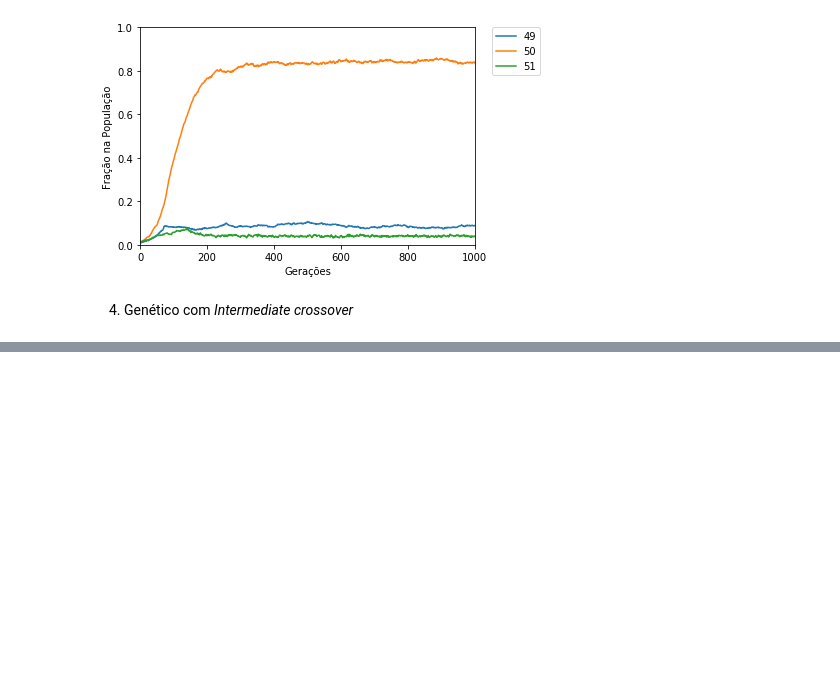
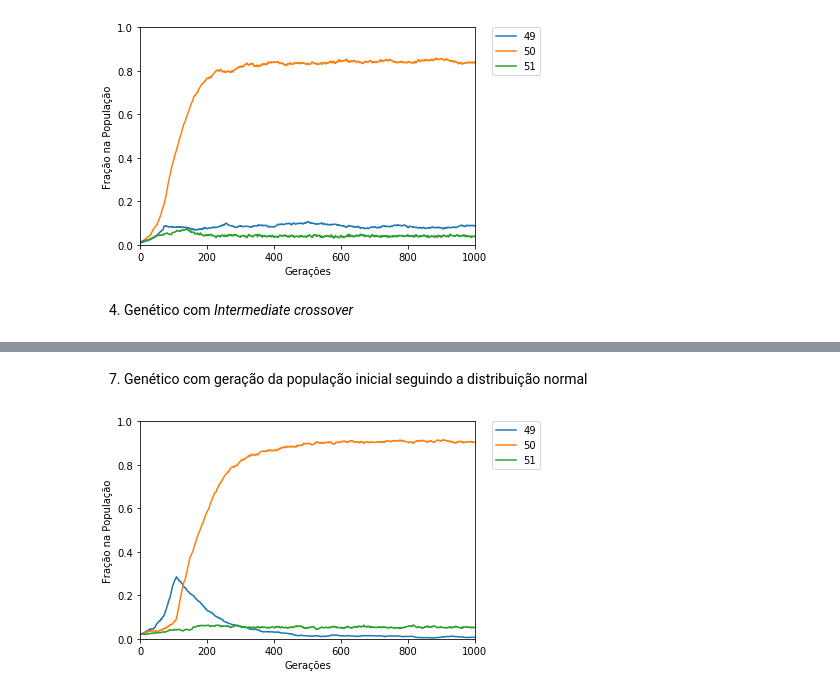
Before and after one commit to gaabrielfranco/game-theory-w1, a Jupyter notebook: twin-sisters.ipynb, the cells around one changed output, grey strips where cells are left out. Saved outputs shown, nothing was run; the diff lists cells and outputs as text; code cells hidden in the pictures; blank space fills up the shorter version.

```diff
--- a/twin-sisters.ipynb
+++ b/twin-sisters.ipynb
@@ -240,0 +268,6 @@ GA(m = 100, mutation_type = "poly", reproduction_type = "inter")
+# %% [markdown]
+7) Genético com geração da população inicial seguindo a distribuição normal
+# %%
+GA(generate_method = "normal")
+# %% [output]
+[figure, added]
```
Also changed, not shown: parts of 16 cells of this notebook, 1 other file.
